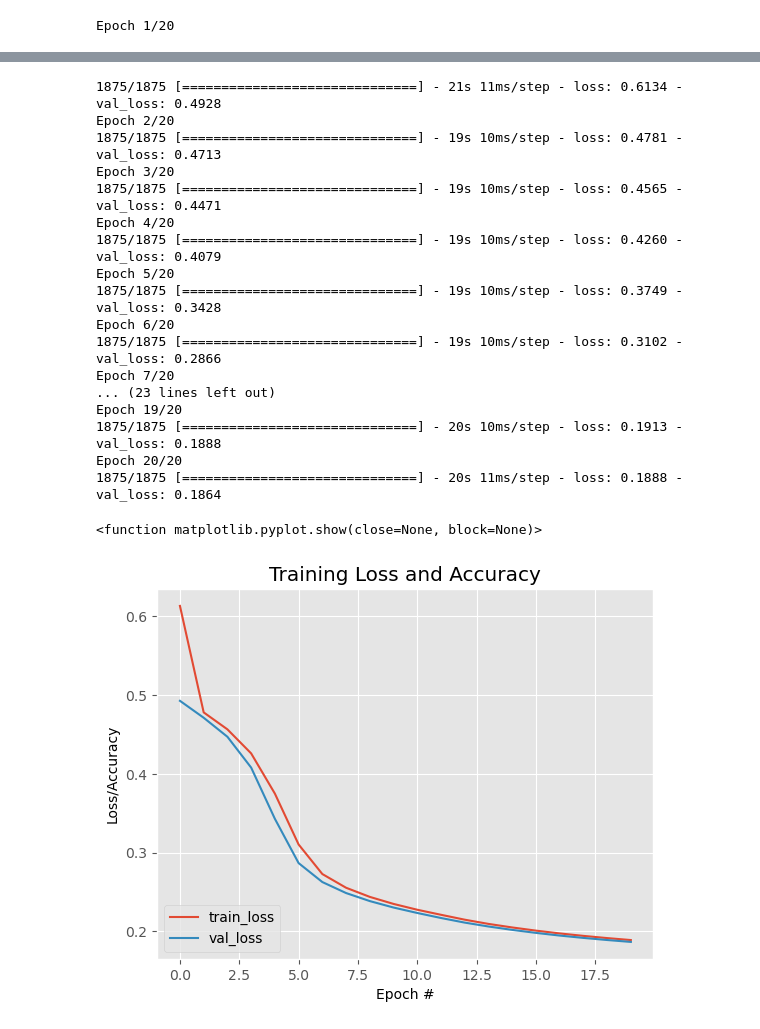
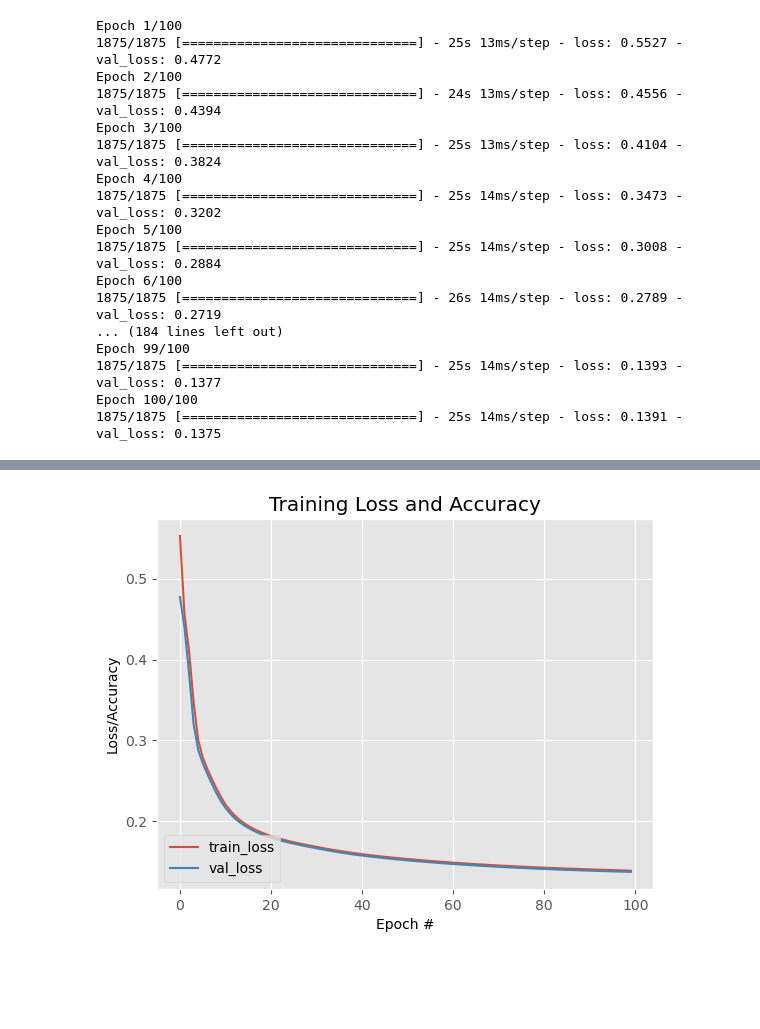
Before and after one commit to ARAVIND-65/Neural_network, a Jupyter notebook: Autoencoder.ipynb, the cells around one changed output, grey strips where cells are left out. Saved outputs shown, nothing was run; the diff lists cells and outputs as text; code cells hidden in the pictures; blank space fills up the shorter version.

```diff
--- a/Autoencoder.ipynb
+++ b/Autoencoder.ipynb
@@ -61,9 +61,9 @@ autoencoder.compile(optimizer='adadelta', loss= 'binary_crossentropy')
 H = autoencoder.fit(
     trainXNoisy, trainX,
     validation_data=(testXNoisy, testX),
-    epochs=20,
+    epochs=100,
     batch_size=32)
-N = np.arange(0, 20)
+N = np.arange(0, 100)
 plt.style.use("ggplot")
 plt.figure()
 plt.plot(N, H.history["loss"], label="train_loss")
@@ -74,4 +74,20 @@ plt.ylabel("Loss/Accuracy")
 plt.legend(loc= "lower left")
 plt.show
 # %% [output]
-Epoch 1/20
+Epoch 1/100
+1875/1875 [==============================] - 25s 13ms/step - loss: 0.5527 - val_loss: 0.4772
+Epoch 2/100
+1875/1875 [==============================] - 24s 13ms/step - loss: 0.4556 - val_loss: 0.4394
+Epoch 3/100
+1875/1875 [==============================] - 25s 13ms/step - loss: 0.4104 - val_loss: 0.3824
+Epoch 4/100
+1875/1875 [==============================] - 25s 14ms/step - loss: 0.3473 - val_loss: 0.3202
+Epoch 5/100
+1875/1875 [==============================] - 25s 14ms/step - loss: 0.3008 - val_loss: 0.2884
+Epoch 6/100
+1875/1875 [==============================] - 26s 14ms/step - loss: 0.2789 - val_loss: 0.2719
+... (184 lines left out)
+Epoch 99/100
+1875/1875 [==============================] - 25s 14ms/step - loss: 0.1393 - val_loss: 0.1377
+Epoch 100/100
+1875/1875 [==============================] - 25s 14ms/step - loss: 0.1391 - val_loss: 0.1375
@@ -79,22 +95,4 @@ Epoch 1/20
-1875/1875 [==============================] - 21s 11ms/step - loss: 0.6134 - val_loss: 0.4928
-Epoch 2/20
-1875/1875 [==============================] - 19s 10ms/step - loss: 0.4781 - val_loss: 0.4713
-Epoch 3/20
-1875/1875 [==============================] - 19s 10ms/step - loss: 0.4565 - val_loss: 0.4471
-Epoch 4/20
-1875/1875 [==============================] - 19s 10ms/step - loss: 0.4260 - val_loss: 0.4079
-Epoch 5/20
-1875/1875 [==============================] - 19s 10ms/step - loss: 0.3749 - val_loss: 0.3428
-Epoch 6/20
-1875/1875 [==============================] - 19s 10ms/step - loss: 0.3102 - val_loss: 0.2866
-Epoch 7/20
-... (23 lines left out)
-Epoch 19/20
-1875/1875 [==============================] - 20s 10ms/step - loss: 0.1913 - val_loss: 0.1888
-Epoch 20/20
-1875/1875 [==============================] - 20s 11ms/step - loss: 0.1888 - val_loss: 0.1864
-<function matplotlib.pyplot.show(close=None, block=None)>
-[figure, old version]
+[figure, new version]
 # %%
 pred = autoencoder.predict(testXNoisy)
 plt.figure(figsize=(10,10))
```
Also changed, not shown: parts of 3 cells of this notebook.
